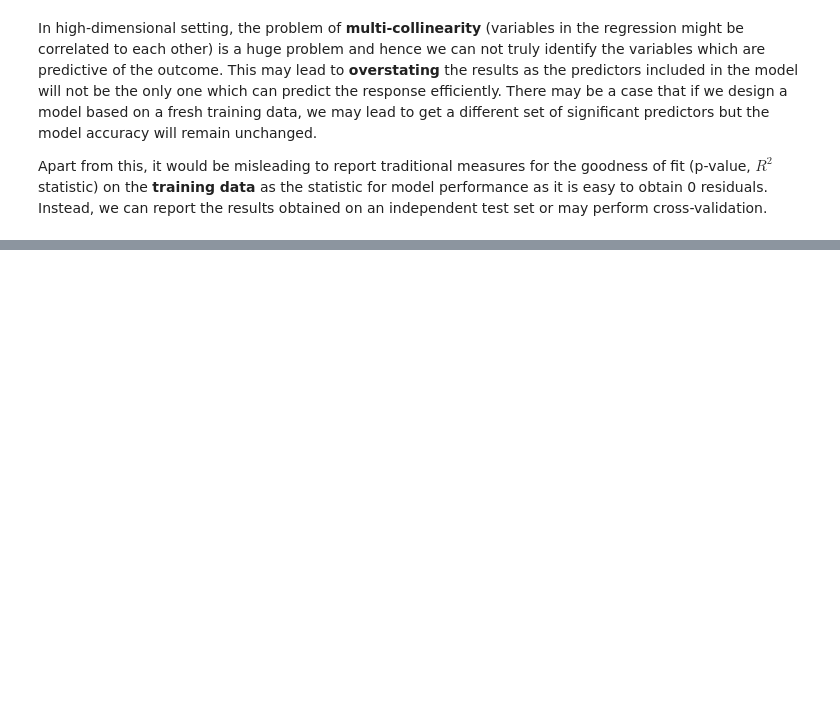
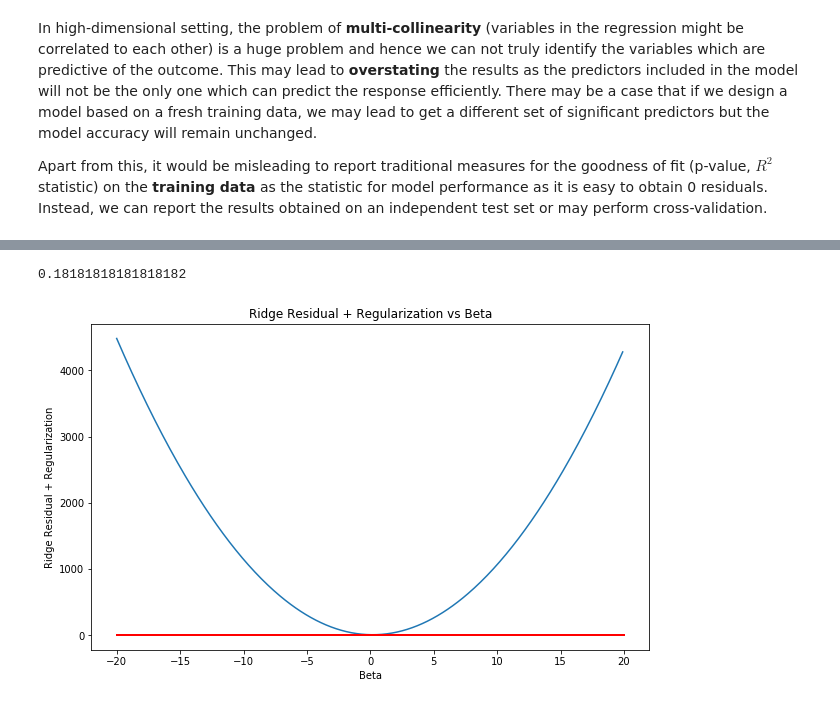
Before and after one commit to amitrajan012/Introduction-to-Statistical-Learning, a Jupyter notebook: Linear Model Selection and Regularization.ipynb, the cells around one changed output, grey strips where cells are left out. Cells and saved outputs as stored; diff of their text form; code cells hidden in the pictures; blank space fills up the shorter version.

```diff
--- a/Linear Model Selection and Regularization.ipynb
+++ b/Linear Model Selection and Regularization.ipynb
@@ -277,0 +439,24 @@ Apart from this, it would be misleading to report traditional measures for the g
+# %%
+import numpy as np
+import matplotlib.pyplot as plt
+
+y = 2
+_lambda = 10
+print(y/(1 + _lambda))
+beta = np.arange(-20,20, 0.1)
+ridge  = (y-beta)**2 + _lambda*(beta)**2
+
+fig = plt.figure(figsize=(10, 6))
+ax = fig.add_subplot(111)
+
+plt.plot(beta, ridge)
+plt.plot([-20, 20], [(y/(1 + _lambda)), (y/(1 + _lambda))], 'k-', color='r', lw=2) # Plot of solution
+
+ax.set_xlabel('Beta')
+ax.set_ylabel('Ridge Residual + Regularization')
+ax.set_title('Ridge Residual + Regularization vs Beta')
+
+plt.show()
+# %% [output]
+0.18181818181818182
+[figure, added]
```
Also changed, not shown: parts of 23 cells of this notebook.
